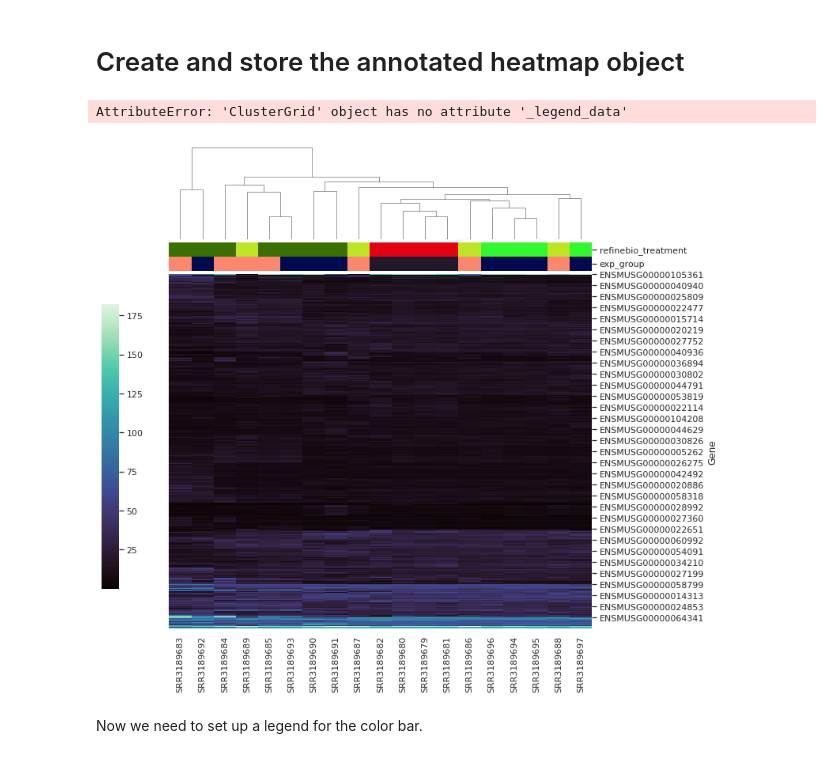
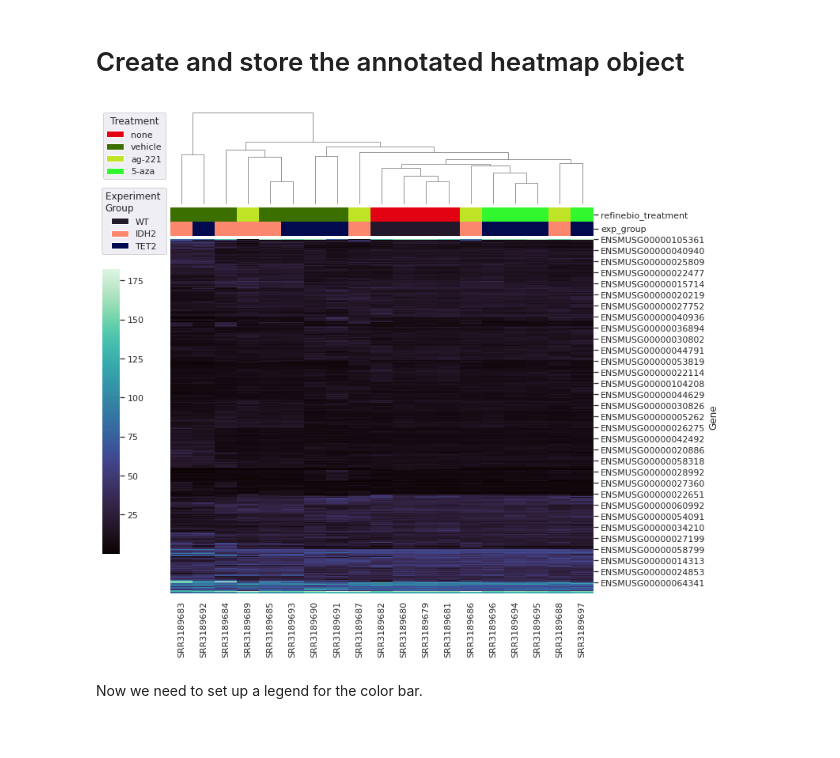
Before and after one commit to jhudsl/reproducible-python-example, a Jupyter notebook: make_heatmap.ipynb, the cells around one changed output. Saved outputs shown, nothing was run; the diff lists cells and outputs as text; code cells hidden in the pictures.

Commit message:
Fixed the legend! Also adding fastcluster

```diff
--- a/make_heatmap.ipynb
+++ b/make_heatmap.ipynb
@@ -216,11 +216,23 @@ color_key_df
 # %%
 heatmap = sns.clustermap(df_by_var,
                          cmap = "mako",
                          col_colors = color_key_df,
                          dendrogram_ratio = (0, .2),
                          cbar_pos = (-.1, .2, .03, .5))
+
+legend1 = color_key.make_legend(exp_groups_colors['color_key_dict'])
+legend2 = color_key.make_legend(refinebio_treatment_colors['color_key_dict'])
+
+# Make a legend 1
+plt.legend(legend1, exp_groups_colors['color_key_dict'], title = "Experiment \nGroup",
+                                 bbox_to_anchor = (4, 1.3))
+
+# Make a legend 2
+heatmap.ax_row_dendrogram.legend(legend2, refinebio_treatment_colors['color_key_dict'], title = "Treatment",
+                                 bbox_to_anchor = (0, 1.37))
+
+plt.show()
 # %% [output]
-AttributeError: 'ClusterGrid' object has no attribute '_legend_data'
-[figure, old version]
+[figure, new version]
 # %% [markdown]
 Now we need to set up a legend for the color bar.
```
Also changed, not shown: parts of 3 cells of this notebook, 3 other files.
